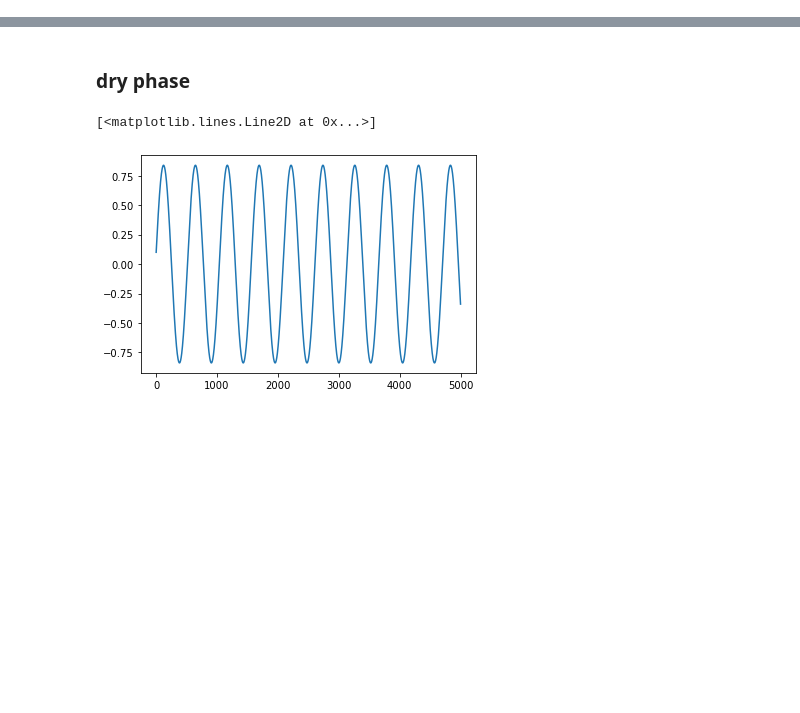
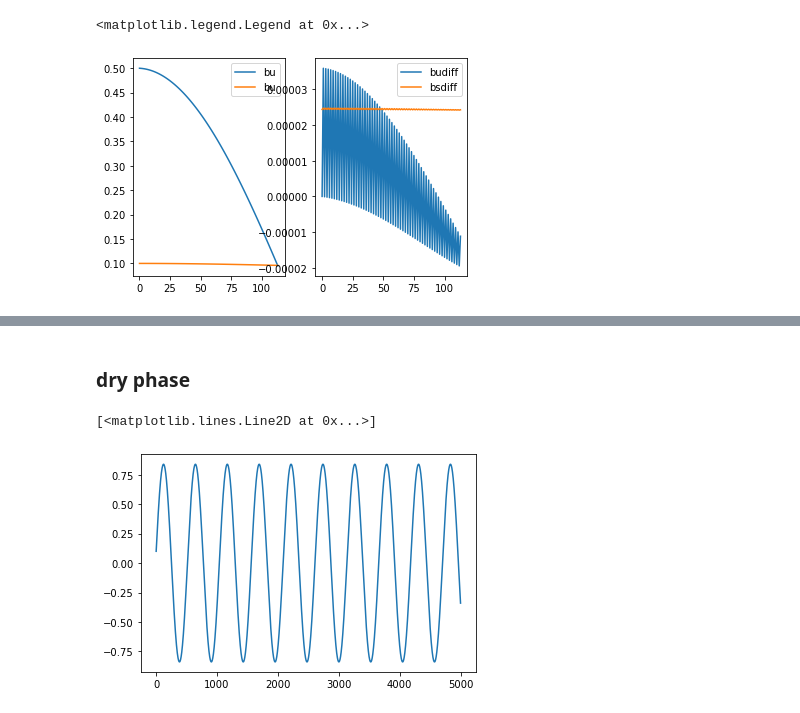
Before and after one commit to Nuo-Chen/moist-sys, a Jupyter notebook: one phase analytical solution.ipynb, the cells around one changed output, grey strips where cells are left out. Saved outputs shown, nothing was run; the diff lists cells and outputs as text; code cells hidden in the pictures; blank space fills up the shorter version.

```diff
--- a/one phase analytical solution.ipynb
+++ b/one phase analytical solution.ipynb
@@ -5,0 +115,15 @@ import matplotlib.pyplot as plt
+# %%
+# start with dry phase
+w_dry, bu_dry, bs_dry, M = dry_solution(IC=(w0, bu0, bs0), t1=idx_its[0], t2=idx_its[1]+2)
+
+fig,ax = plt.subplots(ncols=2)
+ax[0].plot(bu_dry, label='bu')
+ax[0].plot(bs_dry, label='bu')
+ax[0].legend()
+
+ax[1].plot(bu_num[idx_its[0]:idx_its[1]+2]-bu_dry, label='budiff')
+ax[1].plot(bs_num[idx_its[0]:idx_its[1]+2]-bs_dry, label='bsdiff')
+ax[1].legend()
+# %% [output]
+<matplotlib.legend.Legend at 0x...>
+[figure, added]
```
Also changed, not shown: parts of 6 cells of this notebook, 24 other files.
